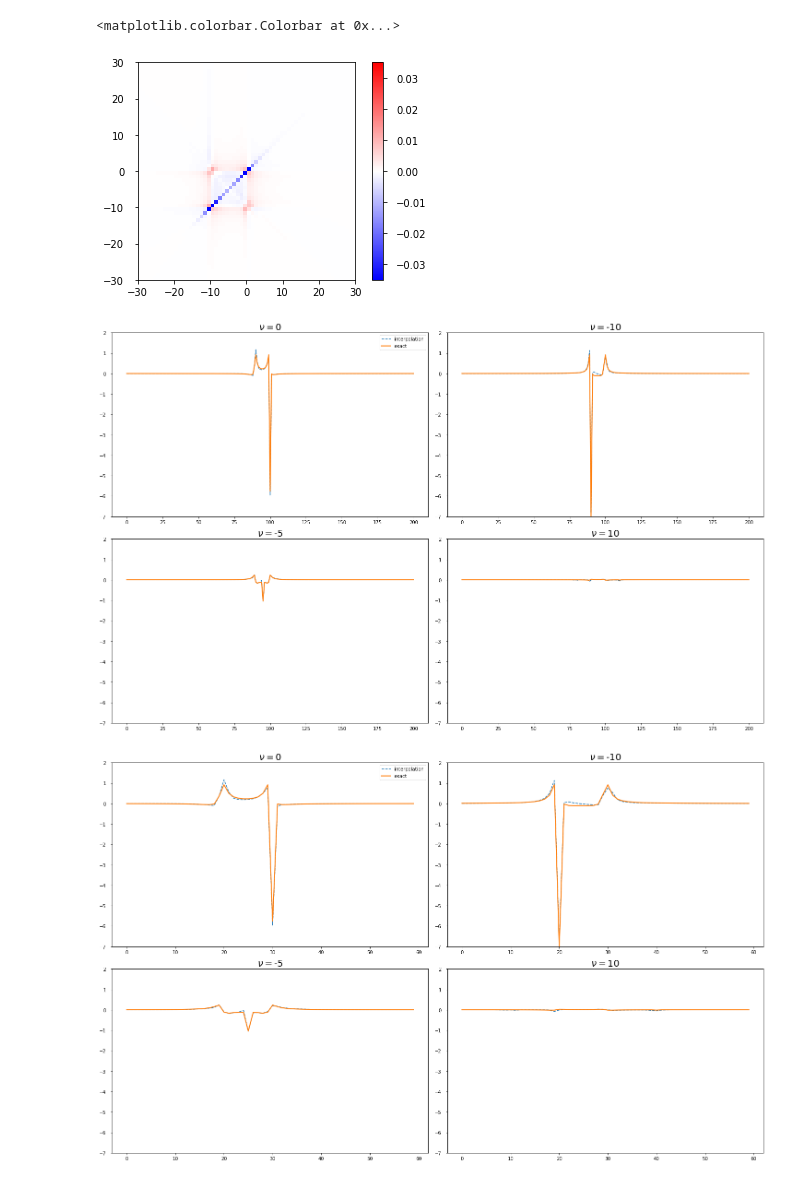
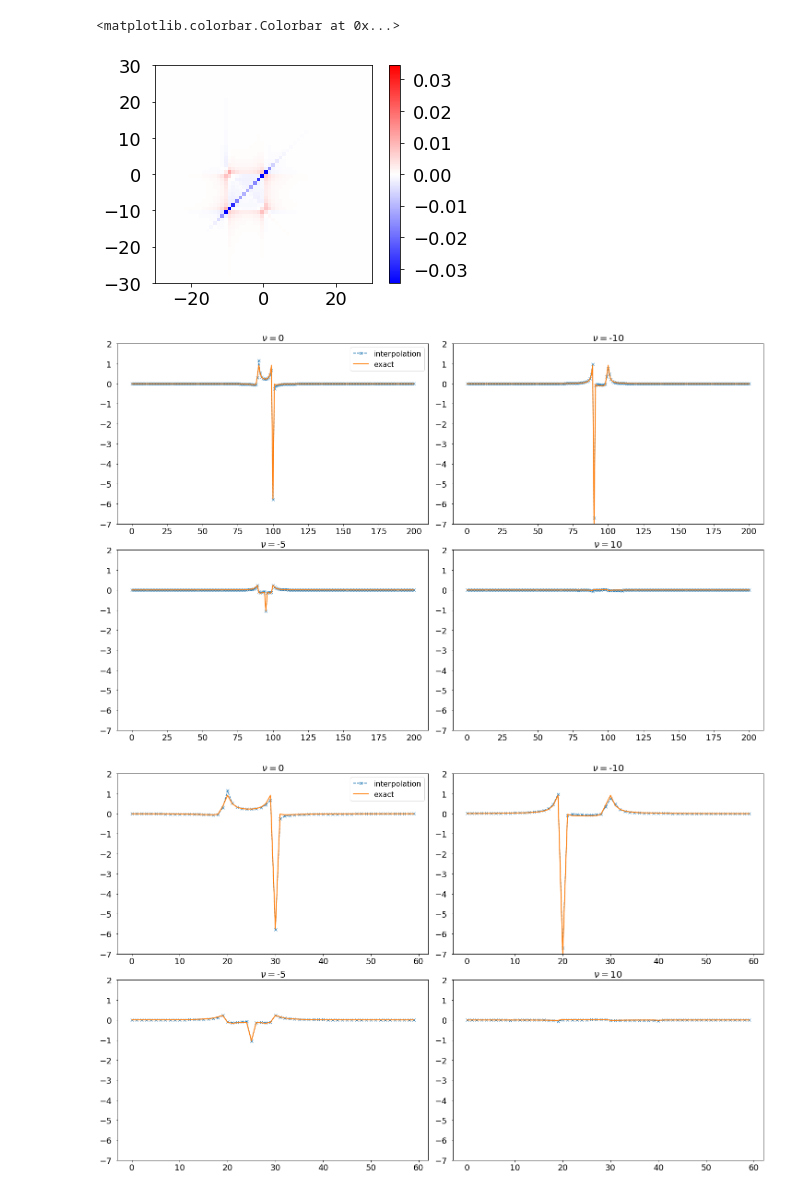
Before and after one commit to shinaoka/irbasis_utility, a Jupyter notebook: Notebooks/four_point_ph.ipynb, the cells around one changed output. Drawn from its saved outputs; the diff is of its cells as text; code cells hidden in the pictures.

```diff
--- a/Notebooks/four_point_ph.ipynb
+++ b/Notebooks/four_point_ph.ipynb
@@ -111,7 +151,7 @@ adding noise
 # %%
 alphas = [1e-7, 1e-6, 1e-5, 1e-4, 1e-3, 1e-2, 1e-1, 1, 10, 100]
-alphas = [1e-5, 1e-4, 1e-3, 1e-2, 1e-1, 1, 10, 100]
-coeffs_alpha, se_alpha = ridge_complex_alphas(prj_mat, Giwn, alphas)
+alphas = [1e-5, 1e-4, 1e-3, 1e-2, 1e-1, 5e-1, 1, 2, 10, 100]
+coeffs_alpha, se_alpha, opt_alpha_idx = ridge_complex_alphas(prj_mat, Giwn, alphas)
 # %%
 plt.plot(alphas, se_alpha, marker='o')
 plt.xlabel(r'$\alpha$')
@@ -125,6 +165,8 @@ plt.yscale('log')
 # OK, let us alpha = 0.1.
 # An optimal value can be estimated by the elbow method (refer to the SpM paper by J. Otsuki et al.)
 #alpha_best = 0.1
-alpha_best = 0.1
+alpha_best = alphas[opt_alpha_idx]
+print("best value of alpha", alpha_best)
+#alpha_best = 0.1
 
 coeffs = ridge_complex(prj_mat, Giwn, alpha_best).reshape((3, 2, 2, Nl, Nl))
@@ -173,18 +217,18 @@ print (vrange)
 # %%
 n1n2_check_2d = numpy.array([(x[i], x[j]) for i in range(2 * N + 1) for j in range(2 * N + 1)])
 prj_check_2d = numpy.array(phb.projector_to_matsubara_vec(n1n2_check_2d))[:, :, :, :, :, :] * S[None, :]
 Giwn_check = numpy.dot(prj_check_2d.reshape((len(n1n2_check_2d), 3 * 2 * 2 * Nl * Nl)),
                            (coeffs).reshape((3 * 2 * 2 * Nl * Nl)))
 Giwn_check = Giwn_check.reshape((2 * N + 1, 2 * N + 1))
-vrange = numpy.amax(numpy.abs(z_check))
-    plt.imshow(Giwn_check.real.T[N - N_zoom: N + N_zoom, N - N_zoom: N + N_zoom],
+vrange = numpy.amax(numpy.abs(Giwn_check))
+plt.imshow(Giwn_check.real.T[N - N_zoom: N + N_zoom, N - N_zoom: N + N_zoom],
            origin="lower", extent=(-N_zoom, N_zoom, -N_zoom, N_zoom),
            cmap=cm.bwr, vmin=-vrange/ 2, vmax=vrange / 2
           )
 plt.colorbar()
 # %% [output]
 <matplotlib.colorbar.Colorbar at 0x...>
-[figure, old version]
+[figure, new version]
 # %%
 title_size = 20
 vert_range = 1.
@@ -195,7 +239,7 @@ fig = plt.figure(figsize = (6 * fig_width, 6 * fig_height), frameon=False)
 ax = fig.add_subplot(2, 2, 1)
 nu_value = 0
 ax.plot(scale_factor * Giwn_check.real.reshape((2*N + 1, 2*N + 1))[:, N + nu_value],
-        label="interpolation", ls='--')
+        label="interpolation", ls='--', marker='x')
 ax.plot(scale_factor * G2_conn_ph.real.T[:, N + nu_value], label="exact", lw=2)
 ax.set_ylim([-7, 2])
 ax.legend()
@@ -204,7 +248,7 @@ plt.title(r"$\nu=$" + str(nu_value), fontsize=title_size)
 ax = fig.add_subplot(2, 2, 2)
 nu_value = -10
 ax.plot(scale_factor * Giwn_check.real.reshape((2*N + 1, 2*N + 1))[:, N + nu_value],
-        label="interpolation", ls='--')
+        label="interpolation", ls='--', marker='x')
 ax.plot(scale_factor * G2_conn_ph.real.T[:, N + nu_value], label="exact", lw=2)
 ax.set_ylim([-7, 2])
 plt.title(r"$\nu=$" + str(nu_value), fontsize=title_size)
@@ -212,7 +256,7 @@ plt.title(r"$\nu=$" + str(nu_value), fontsize=title_size)
 ax = fig.add_subplot(2, 2, 3)
 nu_value = -5
 ax.plot(scale_factor * Giwn_check.real.reshape((2*N + 1, 2*N + 1))[:, N + nu_value],
-        label="interpolation", ls='--')
+        label="interpolation", ls='--', marker='x')
 ax.plot(scale_factor * G2_conn_ph.real.T[:, N + nu_value], label="exact", lw=2)
 ax.set_ylim([-7, 2])
 plt.title(r"$\nu=$" + str(nu_value), fontsize=title_size)
@@ -220,7 +264,7 @@ plt.title(r"$\nu=$" + str(nu_value), fontsize=title_size)
 ax = fig.add_subplot(2, 2, 4)
 nu_value = 10
 ax.plot(scale_factor * Giwn_check.real.reshape((2*N + 1, 2*N + 1))[:, N + nu_value],
-        label="interpolation", ls='--')
+        label="interpolation", ls='--', marker='x')
 ax.plot(scale_factor * G2_conn_ph.real.T[:, N + nu_value], label="exact", lw=2)
 ax.set_ylim([-7, 2])
 plt.title(r"$\nu=$" + str(nu_value), fontsize=title_size)
@@ -228,7 +272,7 @@ plt.title(r"$\nu=$" + str(nu_value), fontsize=title_size)
 plt.tight_layout()
 plt.savefig("shapes_comp_wide.pdf")
 # %% [output]
-[figure, old version]
+[figure, new version]
 # %%
 title_size = 20
 vert_range = 1.
@@ -239,7 +283,7 @@ fig = plt.figure(figsize = (6 * fig_width, 6 * fig_height), frameon=False)
 ax = fig.add_subplot(2, 2, 1)
 nu_value = 0
 ax.plot(scale_factor * Giwn_check.real.reshape((2*N + 1, 2*N + 1))[N - N_zoom: N + N_zoom, N + nu_value],
-        label="interpolation", ls='--')
+        label="interpolation", ls='--', marker='x')
 ax.plot(scale_factor * G2_conn_ph.real.T[N - N_zoom: N + N_zoom, N + nu_value], label="exact", lw=2)
 ax.set_ylim([-7, 2])
 ax.legend()
@@ -248,7 +292,7 @@ plt.title(r"$\nu=$" + str(nu_value), fontsize=title_size)
 ax = fig.add_subplot(2, 2, 2)
 nu_value = -10
 ax.plot(scale_factor * Giwn_check.real.reshape((2*N + 1, 2*N + 1))[N - N_zoom: N + N_zoom, N + nu_value],
-        label="interpolation", ls='--')
+        label="interpolation", ls='--', marker='x')
 ax.plot(scale_factor * G2_conn_ph.real.T[N - N_zoom: N + N_zoom, N + nu_value], label="exact", lw=2)
 ax.set_ylim([-7, 2])
 plt.title(r"$\nu=$" + str(nu_value), fontsize=title_size)
@@ -256,7 +300,7 @@ plt.title(r"$\nu=$" + str(nu_value), fontsize=title_size)
 ax = fig.add_subplot(2, 2, 3)
 nu_value = -5
 ax.plot(scale_factor * Giwn_check.real.reshape((2*N + 1, 2*N + 1))[N - N_zoom: N + N_zoom, N + nu_value],
-        label="interpolation", ls='--')
+        label="interpolation", ls='--', marker='x')
 ax.plot(scale_factor * G2_conn_ph.real.T[N - N_zoom: N + N_zoom, N + nu_value], label="exact", lw=2)
 ax.set_ylim([-7, 2])
 plt.title(r"$\nu=$" + str(nu_value), fontsize=title_size)
@@ -264,7 +308,7 @@ plt.title(r"$\nu=$" + str(nu_value), fontsize=title_size)
 ax = fig.add_subplot(2, 2, 4)
 nu_value = 10
 ax.plot(scale_factor * Giwn_check.real.reshape((2*N + 1, 2*N + 1))[N - N_zoom: N + N_zoom, N + nu_value],
-        label="interpolation", ls='--')
+        label="interpolation", ls='--', marker='x')
 ax.plot(scale_factor * G2_conn_ph.real.T[N - N_zoom: N + N_zoom, N + nu_value], label="exact", lw=2)
 ax.set_ylim([-7, 2])
 plt.title(r"$\nu=$" + str(nu_value), fontsize=title_size)
@@ -272,4 +316,4 @@ plt.title(r"$\nu=$" + str(nu_value), fontsize=title_size)
 plt.tight_layout()
 plt.savefig("shapes_comp_zoom.pdf")
 # %% [output]
-[figure, old version]
+[figure, new version]
```
Also changed, not shown: parts of 6 cells of this notebook.
